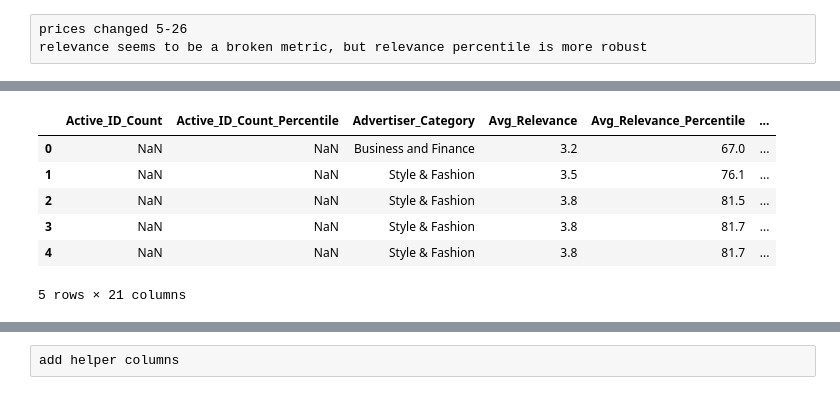
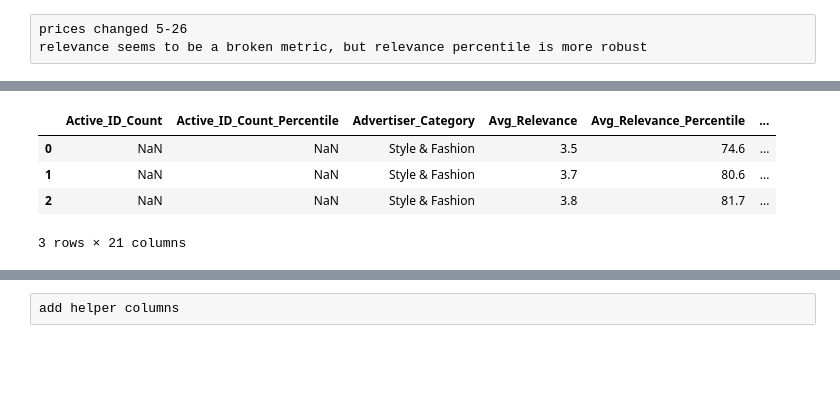
Before and after one commit to ravi-sharethis/python-notebooks, a Jupyter notebook: TTD3_Pricing.ipynb, the cells around one changed output, grey strips where cells are left out. Saved outputs shown, nothing was run; the diff lists cells and outputs as text; code cells hidden in the pictures; blank space fills up the shorter version.

```diff
--- a/TTD3_Pricing.ipynb
+++ b/TTD3_Pricing.ipynb
@@ -14,6 +19,9 @@ adv_type = "All"
 # %%
 data_path = "/Users/ravirajan/code/data"
 output_path = "/Users/ravirajan/code/outputs"
+#ttd_file = f"{data_path}/TTD-20260608.csv"
+#ttd_file = f"{data_path}/TTD-20260615.csv"
+ttd_file = f"{data_path}/TTD-20260623.csv"
 # %%
 import pandas as pd
 import numpy as np
@@ -42,6 +50,5 @@ def get_split_plots2(dat1_sample, x, y, kind='scatter', by='geo', logx=False, lo
         ax=dat1_sample[dat1_sample[by] == val].plot(ax=ax, kind=kind, x=x, y=y, logx=logx, logy=logy, label=val, color=color[i], alpha=alpha)
     return ax
 # %%
-#dat0 = pd.read_csv(f"{data_path}/TTD-20260608.csv", low_memory=False).replace(' ', None)
-dat0 = pd.read_csv(f"{data_path}/TTD-20260615.csv", low_memory=False).replace(' ', None)
+dat0 = pd.read_csv(ttd_file, low_memory=False).replace(' ', None)
 pricing = pd.read_csv(f"{data_path}/Price_Expt_Assignments2.csv")
@@ -48,11 +59,9 @@ pricing = pd.read_csv(f"{data_path}/Price_Expt_Assignments2.csv")
 # %%
-dat0.head()
+dat0.head(3)
 # %% [output]
 |  | Active_ID_Count | Active_ID_Count_Percentile | Advertiser_Category | Avg_Relevance | Avg_Relevance_Percentile | ... |
-| 0 | NaN | NaN | Business and Finance | 3.2 | 67.0 | ... |
-| 1 | NaN | NaN | Style & Fashion | 3.5 | 76.1 | ... |
-| 2 | NaN | NaN | Style & Fashion | 3.8 | 81.5 | ... |
-| 3 | NaN | NaN | Style & Fashion | 3.8 | 81.7 | ... |
-| 4 | NaN | NaN | Style & Fashion | 3.8 | 81.7 | ... |
+| 0 | NaN | NaN | Style & Fashion | 3.5 | 74.6 | ... |
+| 1 | NaN | NaN | Style & Fashion | 3.7 | 80.6 | ... |
+| 2 | NaN | NaN | Style & Fashion | 3.8 | 81.7 | ... |
-5 rows × 21 columns
+3 rows × 21 columns
 # %%
```
Also changed, not shown: parts of 27 cells of this notebook.
